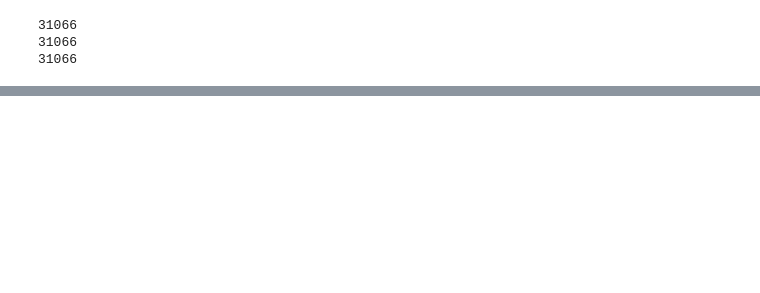
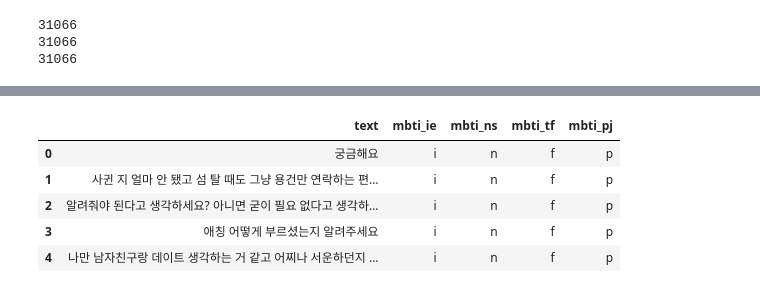
Before and after one commit to jooniorp/Programmers_proj, a Jupyter notebook: data_set/qna_data/qna_data_cleanning.ipynb, the cells around one changed output, grey strips where cells are left out. Saved outputs shown, nothing was run; the diff lists cells and outputs as text; code cells hidden in the pictures; blank space fills up the shorter version.

Commit message:
1차 feedback
qna -> text 형식으로 데이터 변환 추가

```diff
--- a/data_set/qna_data/qna_data_cleanning.ipynb
+++ b/data_set/qna_data/qna_data_cleanning.ipynb
@@ -207,3 +207,33 @@ qna_df_4.head()
 # %%
 qna_df_4.to_csv('qna_cleaned_4.csv')
 multi_qna_df_4.to_csv('multiple_qna_cleaned_4.csv')
+# %%
+#1차 feedback = q&a 데이터를 굳이 나누지 말아달라
+
+
+text_df_1_data = {'text' : qna_df['question'].to_list() + qna_df['answer'].to_list(),
+                 'mbti' : qna_df['q_mbti'].to_list() +qna_df['a_mbti'].to_list()}
+
+text_df_1 = pd.DataFrame(text_df_1_data)
+
+
+multi_text_df_1_data = {'text' : multi_qna_df['question'].to_list() + multi_qna_df['answer'].to_list(),
+                        'mbti' : multi_qna_df['q_mbti'].to_list() +multi_qna_df['a_mbti'].to_list()}
+
+multi_text_df_1 = pd.DataFrame(multi_text_df_1_data)
+
+text_df_4_data = {'text' : qna_df['question'].to_list() + qna_df['answer'].to_list(),
+                 'mbti_ie' : qna_df_q_mbti_IE + qna_df_a_mbti_IE,
+                 'mbti_ns' : qna_df_q_mbti_NS +qna_df_a_mbti_NS,
+                 'mbti_tf' : qna_df_q_mbti_TF + qna_df_a_mbti_TF,
+                 'mbti_pj' : qna_df_q_mbti_PJ + qna_df_a_mbti_PJ}
+
+text_df_4 = pd.DataFrame(text_df_4_data)
+
+multi_text_df_4_data = {'text' : multi_qna_df['question'].to_list() + multi_qna_df['answer'].to_list(),
+                 'mbti_ie' : multi_qna_df_q_mbti_IE + multi_qna_df_a_mbti_IE,
+                 'mbti_ns' : multi_qna_df_q_mbti_NS + multi_qna_df_a_mbti_NS,
+                 'mbti_tf' : multi_qna_df_q_mbti_TF + multi_qna_df_a_mbti_TF,
+                 'mbti_pj' : multi_qna_df_q_mbti_PJ + multi_qna_df_a_mbti_PJ}
+
+multi_text_df_4 = pd.DataFrame(multi_text_df_4_data)
@@ -209,0 +249,9 @@ multi_qna_df_4.to_csv('multiple_qna_cleaned_4.csv')
+# %%
+multi_text_df_4.head()
+# %% [output]
+|  | text | mbti_ie | mbti_ns | mbti_tf | mbti_pj |
+| 0 | 궁금해요 | i | n | f | p |
+| 1 | 사귄 지 얼마 안 됐고 섬 탈 때도 그냥 용건만 연락하는 편... | i | n | f | p |
+| 2 | 알려줘야 된다고 생각하세요? 아니면 굳이 필요 없다고 생각하... | i | n | f | p |
+| 3 | 애칭 어떻게 부르셨는지 알려주세요 | i | n | f | p |
+| 4 | 나만 남자친구랑 데이트 생각하는 거 같고 어찌나 서운하던지 ... | i | n | f | p |
```
Also changed, not shown: parts of 3 cells of this notebook, 4 other files.
